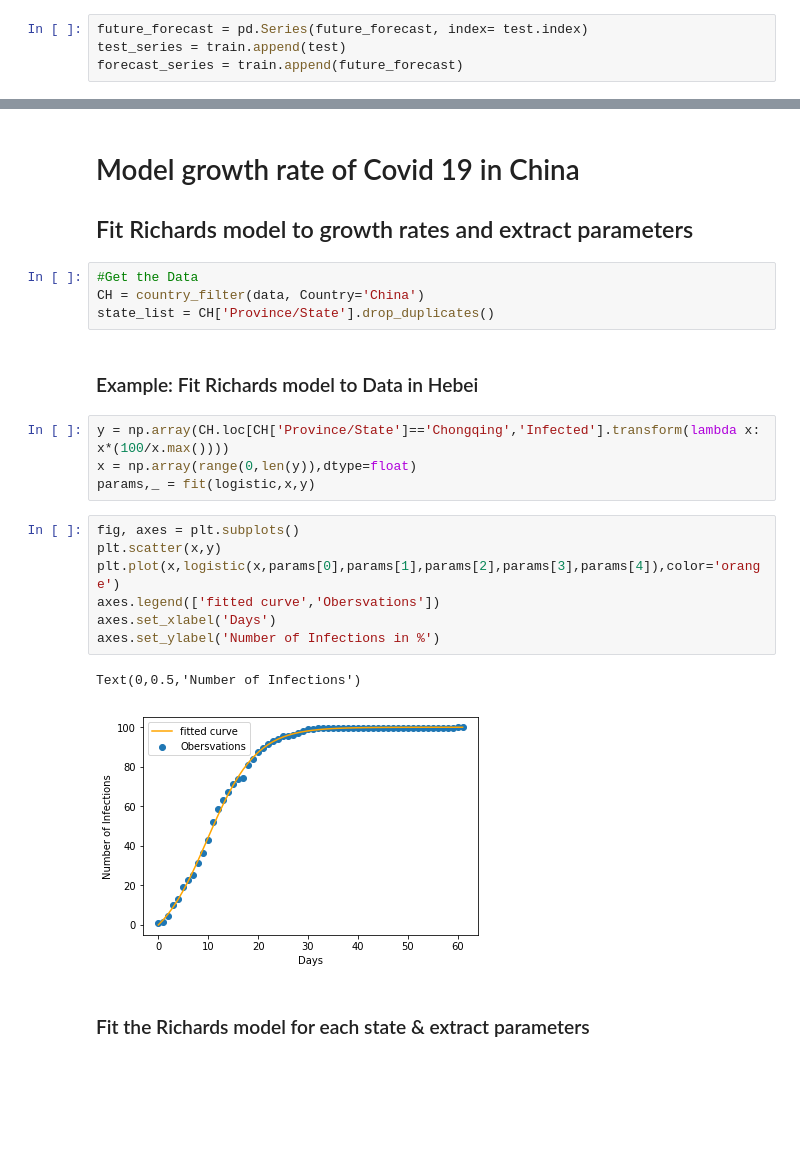
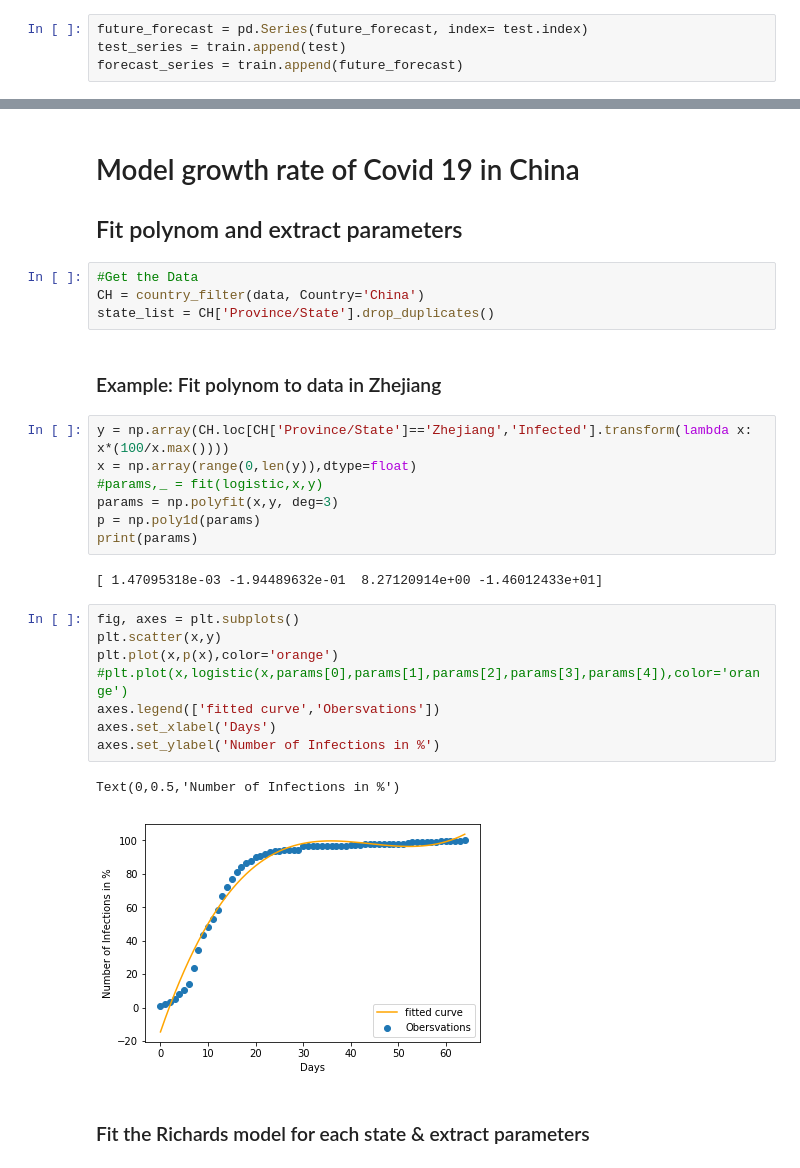
Before and after one commit to matthiasboeker/Covid_19_Forecast, a Jupyter notebook: Notebooks/ARIMA_Approach.ipynb, the cells around one changed output, grey strips where cells are left out. Saved outputs shown, nothing was run; the diff lists cells and outputs as text; blank space fills up the shorter version.

```diff
--- a/Notebooks/ARIMA_Approach.ipynb
+++ b/Notebooks/ARIMA_Approach.ipynb
@@ -134,26 +131,32 @@ ax.legend(['Observations', 'Forecast'])
 # %% [markdown]
 # Model growth rate of Covid 19 in China
-## Fit Richards model to growth rates and extract parameters
+## Fit polynom and extract parameters
 # %%
 #Get the Data
 CH = country_filter(data, Country='China')
 state_list = CH['Province/State'].drop_duplicates()
 # %% [markdown]
-### Example: Fit Richards model to Data in Hebei
+### Example: Fit polynom to data in Zhejiang
 # %%
-y = np.array(CH.loc[CH['Province/State']=='Chongqing','Infected'].transform(lambda x: x*(100/x.max())))
+y = np.array(CH.loc[CH['Province/State']=='Zhejiang','Infected'].transform(lambda x: x*(100/x.max())))
 x = np.array(range(0,len(y)),dtype=float)
-params,_ = fit(logistic,x,y)
+#params,_ = fit(logistic,x,y)
+params = np.polyfit(x,y, deg=3)
+p = np.poly1d(params)
+print(params)
+# %% [output]
+[ 1.47095318e-03 -1.94489632e-01  8.27120914e+00 -1.46012433e+01]
 # %%
 fig, axes = plt.subplots()
 plt.scatter(x,y)
-plt.plot(x,logistic(x,params[0],params[1],params[2],params[3],params[4]),color='orange')
+plt.plot(x,p(x),color='orange')
+#plt.plot(x,logistic(x,params[0],params[1],params[2],params[3],params[4]),color='orange')
 axes.legend(['fitted curve','Obersvations'])
 axes.set_xlabel('Days')
 axes.set_ylabel('Number of Infections in %')
 # %% [output]
-Text(0,0.5,'Number of Infections')
+Text(0,0.5,'Number of Infections in %')
-[figure, old version]
+[figure, new version]
 # %% [markdown]
 ### Fit the Richards model for each state & extract parameters
 # %%
```
Also changed, not shown: parts of 30 cells of this notebook.
